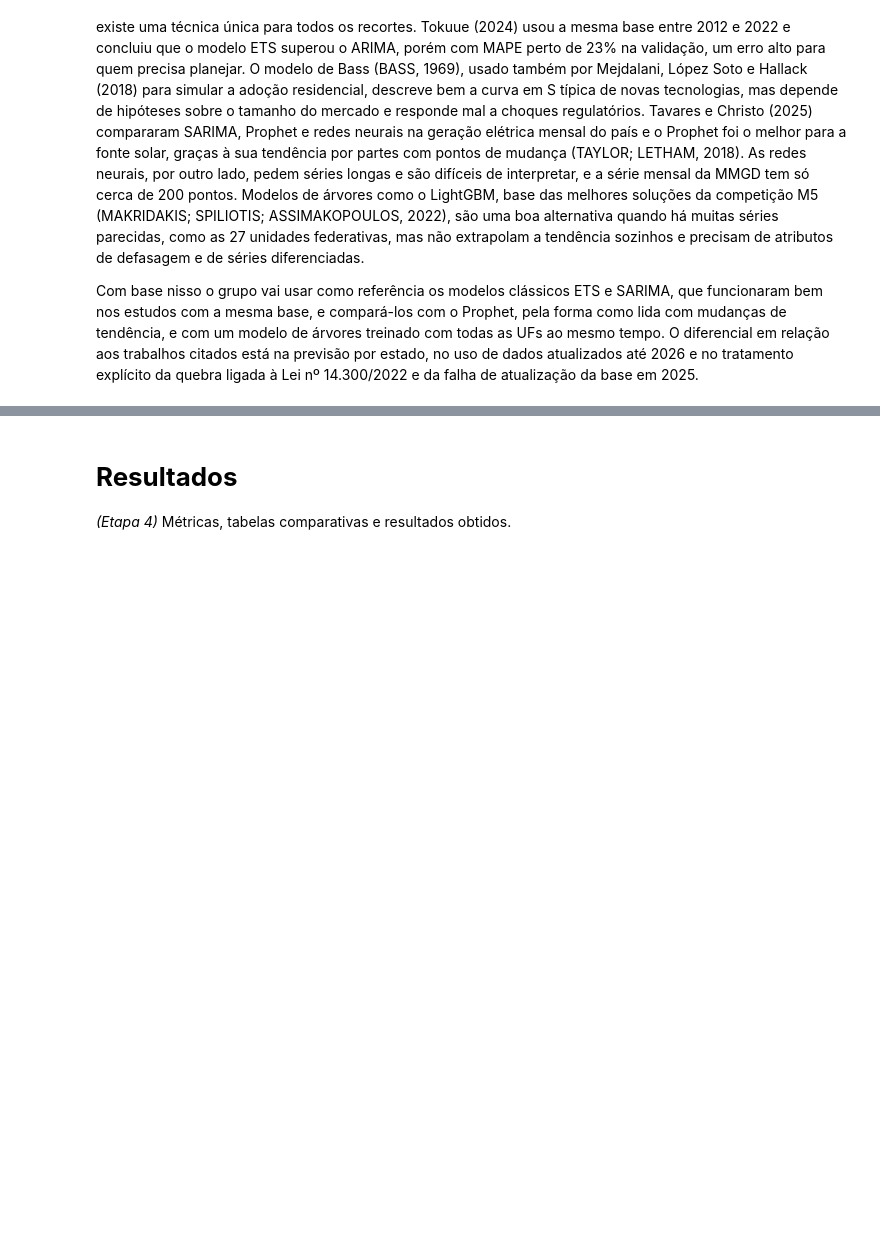
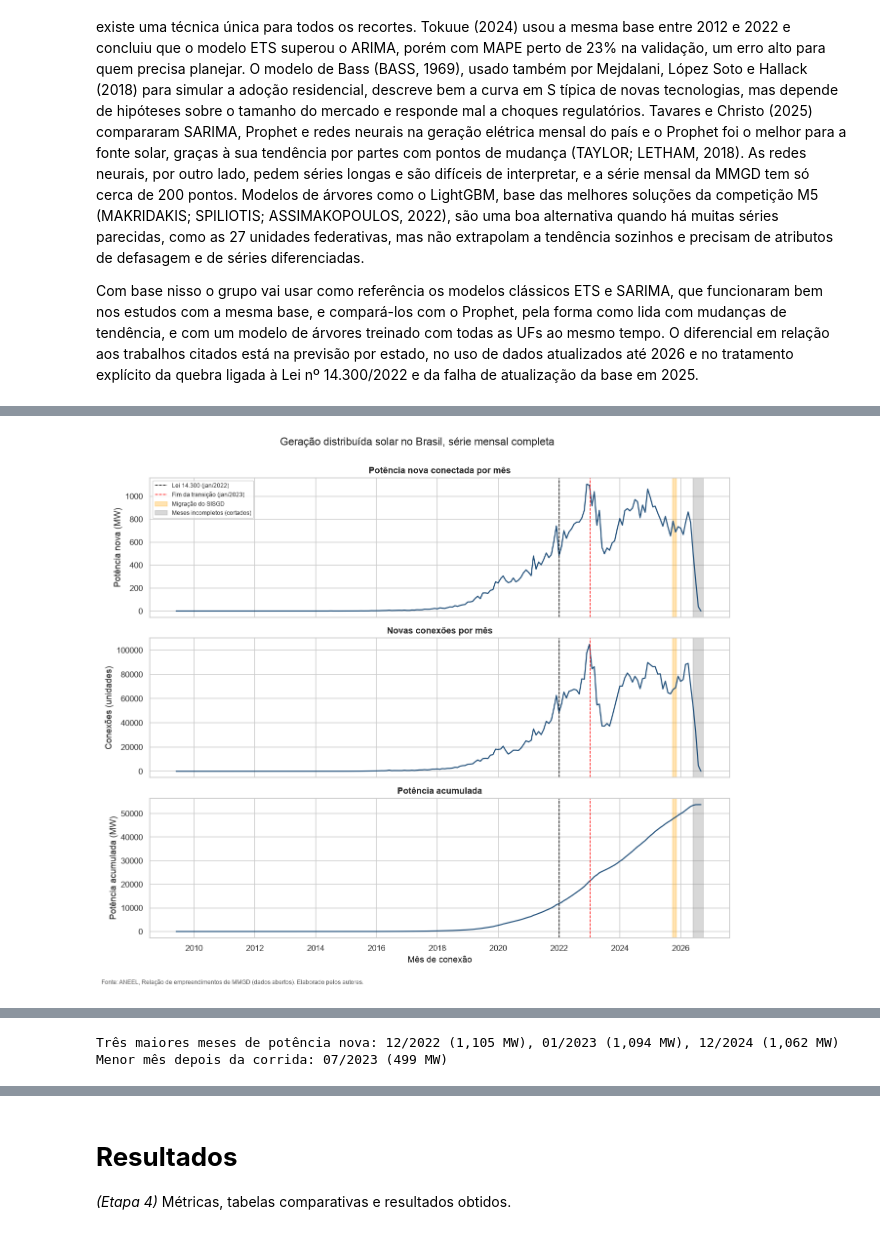
Before and after one commit to EnzoFerroni/projeto-aplicado-iv-energia-solar, a Jupyter notebook: notebooks/projeto_aplicado_IV_doc.ipynb, the cells around one changed output, grey strips where cells are left out. Drawn from its saved outputs; the diff is of its cells as text; code cells hidden in the pictures; blank space fills up the shorter version.

```diff
--- a/notebooks/projeto_aplicado_IV_doc.ipynb
+++ b/notebooks/projeto_aplicado_IV_doc.ipynb
@@ -257,0 +674,39 @@ As seções abaixo serão preenchidas nas Etapas 3 e 4 e estão mantidas aqui pa
+# %%
+LAW_DATE = pd.Timestamp("2022-01-06")
+TRANSITION_END = pd.Timestamp("2023-01-07")
+
+
+def mark_events(ax):
+    """Marca a Lei 14.300, o fim da transição e a migração do SISGD."""
+    ax.axvline(LAW_DATE, color="black", ls="--", lw=1, label="Lei 14.300 (jan/2022)")
+    ax.axvline(TRANSITION_END, color="red", ls="--", lw=1, label="Fim da transição (jan/2023)")
+    ax.axvspan(SISGD_START, SISGD_END, color="orange", alpha=0.3, label="Migração do SISGD")
+
+
+cut_start = last_complete + pd.offsets.MonthBegin()
+fig, axes = plt.subplots(3, 1, figsize=(12, 10), sharex=True)
+series_info = [("potencia_mw", "Potência nova (MW)", "Potência nova conectada por mês"),
+               ("conexoes", "Conexões (unidades)", "Novas conexões por mês"),
+               ("potencia_acum_mw", "Potência acumulada (MW)", "Potência acumulada")]
+for ax, (column, ylabel, title) in zip(axes, series_info):
+    ax.plot(monthly_br_all.index, monthly_br_all[column], color="#1f4e79")
+    mark_events(ax)
+    ax.axvspan(cut_start, monthly_br_all.index[-1] + pd.offsets.MonthEnd(), color="gray",
+               alpha=0.3, label="Meses incompletos (cortados)")
+    ax.set(title=title, ylabel=ylabel)
+axes[0].legend(loc="upper left", fontsize=8)
+axes[-1].set_xlabel("Mês de conexão")
+fig.suptitle("Geração distribuída solar no Brasil, série mensal completa", y=1.0)
+fig.tight_layout()
+finish_figure(fig, "eda_serie_nacional")
+
+annual = monthly_br.groupby(monthly_br.index.year)[["conexoes", "potencia_mw"]].sum()
+annual["meses"] = monthly_br.groupby(monthly_br.index.year).size()
+display(annual.loc[2016:].T)
+peaks = monthly_br["potencia_mw"].nlargest(3)
+after_rush = monthly_br.loc["2023-04":"2023-12", "potencia_mw"]
+print("Três maiores meses de potência nova: "
+      + ", ".join(f"{m:%m/%Y} ({v:,.0f} MW)" for m, v in peaks.items()))
+print(f"Menor mês depois da corrida: {after_rush.idxmin():%m/%Y} ({after_rush.min():,.0f} MW)")
+# %% [output]
+[figure, added]
@@ -257,0 +717,2 @@ As seções abaixo serão preenchidas nas Etapas 3 e 4 e estão mantidas aqui pa
+Três maiores meses de potência nova: 12/2022 (1,105 MW), 01/2023 (1,094 MW), 12/2024 (1,062 MW)
+Menor mês depois da corrida: 07/2023 (499 MW)
```
Also changed, not shown: parts of 74 cells of this notebook, 19 other files.
